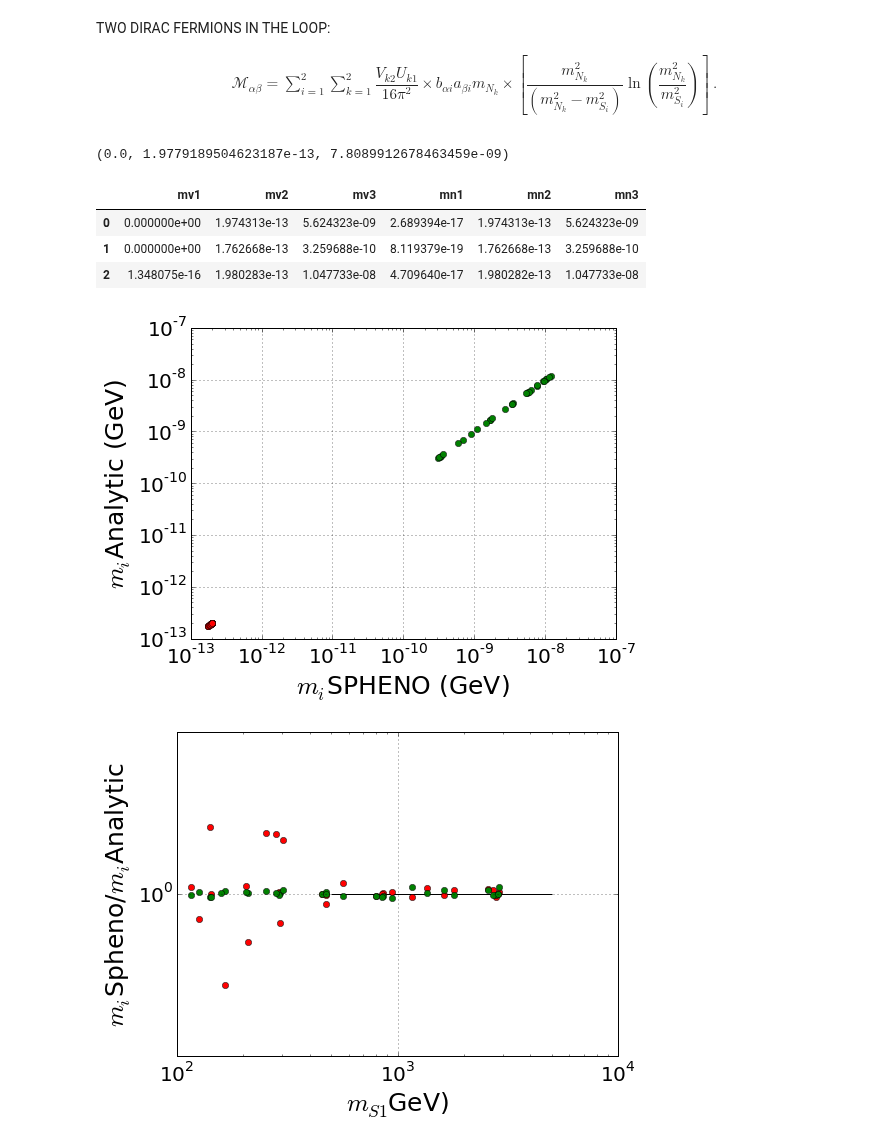
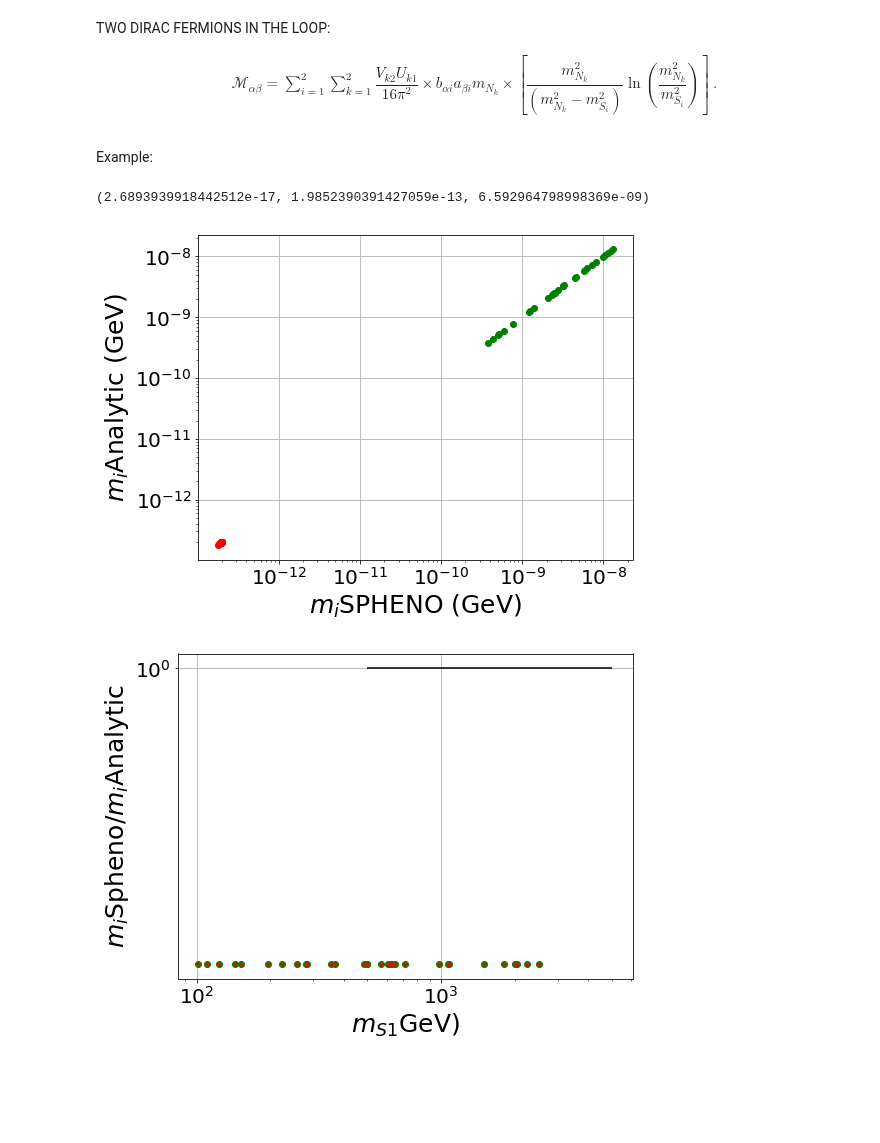
Before and after one commit to anferivera/SDdiracDM, a Jupyter notebook: run_model_neutrinos.ipynb, the cells around one changed output. Saved outputs shown, nothing was run; the diff lists cells and outputs as text; code cells hidden in the pictures; blank space fills up the shorter version.

```diff
--- a/run_model_neutrinos.ipynb
+++ b/run_model_neutrinos.ipynb
@@ -62,7 +62,7 @@ x=[]
 
 #times to run the program. Entry using the keyboard
 #Num = int(sys.argv[1])
-Num = 30
+Num = 1
 
 for n in range(0,Num):
 
@@ -205,3 +183,5 @@ SPheno_output.splitlines()
+# %%
+xd=pd.read_csv('xd_neutrinos.csv')
 # %% [markdown]
 # Analytical rutine for Neutrino mass matriz
 # %%
@@ -250,7 +225,22 @@ def Mab(YB1b,YB2b,YA1a,YA2a,m1,m2,ms1,ms2,V12,V22,U11,U21):
 
     return sumS1 + sumS2
 
-def MATRIXDIAG(YB11,YB12,YB13,YB21,YB22,YB23,YA11,YA12,YA13,YA21,YA22,YA23,m1,m2,mS1,mS2,V12,V22,U11,U21):
+def MATRIXDIAG(YB11,YB12,YB13,YB21,YB22,YB23,YA11,YA12,YA13,YA21,YA22,YA23,mS1,mS2,MDF,vS,YRC,YRD):
+
+    #Diagonalization of Mchi matrix by the bi-unitary transfortion V and U
+    #v = 246.
+    V = 244.874526
+    MX0 = np.matrix( [[MDF,v*YRD/np.sqrt(2)],[0,vS*YRC/np.sqrt(2)]])
+    #squared eigenvalues e eigenvectors for the V MATRIX
+    (MVdiag2,V)=np.linalg.eig(MX0*np.transpose(MX0))
+    #squared eigenvalues e eigenvectors for the U MATRIX
+    (MUdiag2,U)=np.linalg.eig(np.transpose(MX0)*MX0)
+    m1=np.sqrt(np.abs(MVdiag2[0]))
+    m2=np.sqrt(np.abs(MVdiag2[1]))
+    V12=V[0,1]
+    V22=V[1,1]
+    U11=U[0,0]
+    U21=U[1,0]
 
     #Matrix elements
     M11 = Mab(YB11,YB21,YA11,YA21,m1,m2,mS1,mS2,V12,V22,U11,U21)
@@ -320,5 +310,7 @@ def MATRIXDIAG(YB11,YB12,YB13,YB21,YB22,YB23,YA11,YA12,YA13,YA21,YA22,YA23,m1,m2
     return mn1, mn2, mn3
 
 #run all dataframe
-MatrixDiag_new=np.vectorize(MATRIXDIAG,excluded={'vev':246.2,'sw':np.sqrt(0.23),'gg':0.653,'LAMBDA':1E16},\
-                      doc='Input for pyfunc below: ')
+MatrixDiag_new=np.vectorize(MATRIXDIAG,excluded={'vev':246.2,'LAMBDA':1E16},doc='Input for pyfunc below:\
+YB11,YB12,YB13,YB21,YB22,YB23,YA11,YA12,YA13,YA21,YA22,YA23,mS1,mS2,MDF,vS,YRC,YRD')
+# %% [markdown]
+Example:
@@ -325,22 +319,15 @@ MatrixDiag_new=np.vectorize(MATRIXDIAG,excluded={'vev':246.2,'sw':np.sqrt(0.23),
 # %%
-MATRIXDIAG(YRB11,YRB12,YRB13,YRB21,YRB22,YRB23,YRA11,YRA12,YRA13,YRA21,YRA22,YRA23,mChi1,mChi2,mS1,mS2,XV12,XV22,XU11,XU21)
+MATRIXDIAG(YRB11,YRB12,YRB13,YRB21,YRB22,YRB23,YRA11,YRA12,YRA13,YRA21,YRA22,YRA23,mS1,mS2,MDF,vS,YRC,YRD)
 # %% [output]
-(0.0, 1.9779189504623187e-13, 7.8089912678463459e-09)
+(2.6893939918442512e-17, 1.9852390391427059e-13, 6.592964798998369e-09)
 # %%
 #Add to the DataFrame
 xd['mn1'] = MatrixDiag_new(xd.YRB11,xd.YRB12,xd.YRB13,xd.YRB21,xd.YRB22,xd.YRB23,xd.YRA11,xd.YRA12,xd.YRA13,\
-               xd.YRA21,xd.YRA22,xd.YRA23,xd.mChi1,xd.mChi2,xd.mS1,xd.mS2,xd.XV12,xd.XV22,xd.XU11,xd.XU21)[0]
+               xd.YRA21,xd.YRA22,xd.YRA23,xd.mS1,xd.mS2,xd.MDF,xd.vS,xd.YRC,xd.YRD)[0]
 xd['mn2'] = MatrixDiag_new(xd.YRB11,xd.YRB12,xd.YRB13,xd.YRB21,xd.YRB22,xd.YRB23,xd.YRA11,xd.YRA12,xd.YRA13,\
-               xd.YRA21,xd.YRA22,xd.YRA23,xd.mChi1,xd.mChi2,xd.mS1,xd.mS2,xd.XV12,xd.XV22,xd.XU11,xd.XU21)[1]
+               xd.YRA21,xd.YRA22,xd.YRA23,xd.mS1,xd.mS2,xd.MDF,xd.vS,xd.YRC,xd.YRD)[1]
 xd['mn3'] = MatrixDiag_new(xd.YRB11,xd.YRB12,xd.YRB13,xd.YRB21,xd.YRB22,xd.YRB23,xd.YRA11,xd.YRA12,xd.YRA13,\
-               xd.YRA21,xd.YRA22,xd.YRA23,xd.mChi1,xd.mChi2,xd.mS1,xd.mS2,xd.XV12,xd.XV22,xd.XU11,xd.XU21)[2]
+               xd.YRA21,xd.YRA22,xd.YRA23,xd.mS1,xd.mS2,xd.MDF,xd.vS,xd.YRC,xd.YRD)[2]
-# %%
-xd[['mv1','mv2','mv3','mn1','mn2','mn3']][:3]
-# %% [output]
-|  | mv1 | mv2 | mv3 | mn1 | mn2 | mn3 |
-| 0 | 0.000000e+00 | 1.974313e-13 | 5.624323e-09 | 2.689394e-17 | 1.974313e-13 | 5.624323e-09 |
-| 1 | 0.000000e+00 | 1.762668e-13 | 3.259688e-10 | 8.119379e-19 | 1.762668e-13 | 3.259688e-10 |
-| 2 | 1.348075e-16 | 1.980283e-13 | 1.047733e-08 | 4.709640e-17 | 1.980282e-13 | 1.047733e-08 |
 # %%
 #good plots
 plt.rcParams.update({'font.size': 20})
@@ -360,24 +347,23 @@ plt.grid()
 plt.tight_layout()
 #plt.savefig('plots/neutrino_masses.pdf')
 # %% [output]
-[figure, old version]
+[figure, new version]
 # %%
 plt.figure(figsize=(8,6))
 
 #plt.loglog(xd.mv1,xd.mn1,'bo')
-plt.loglog( xd.mS1, xd.mv2/xd.mn2,'ro')
-plt.loglog( xd.mS1, xd.mv3/xd.mn3,'go')
+plt.loglog( xd.mS1, xd.mv2/xd.mn2,'go')
+plt.loglog( xd.mS1, xd.mv3/xd.mn3,'r.')
 
 plt.hlines(1, 5.0E+02, 5.0E+03)
 
 plt.xlabel(r'$m_{S1}$GeV)',size=25)
 plt.ylabel(r'$m_i$Spheno/$m_i$Analytic',size=25)
 
 plt.grid()
 
-plt.ylim(0.9999999,1.0000001)
+#plt.ylim(0.9999999,1.0000001)
 
 plt.tight_layout()
-#plt.savefig('plots/neutrino_masses.pdf')
 # %% [output]
-[figure, old version]
+[figure, new version]
```
Also changed, not shown: parts of 8 cells of this notebook, 9 other files.
